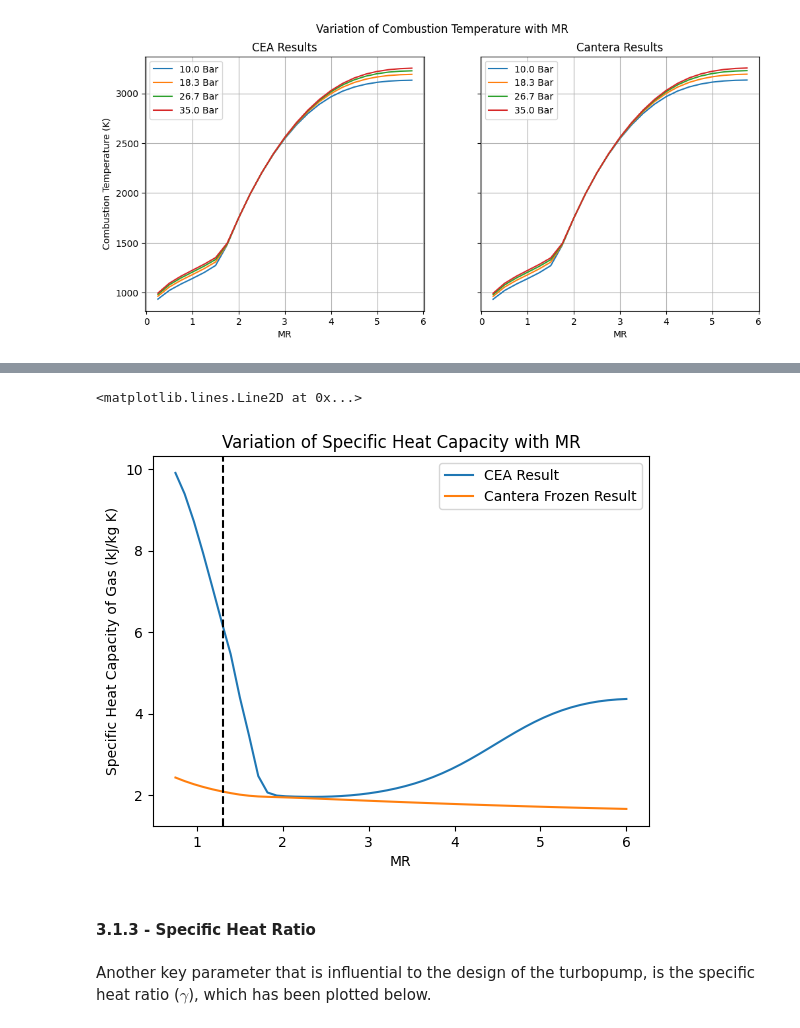
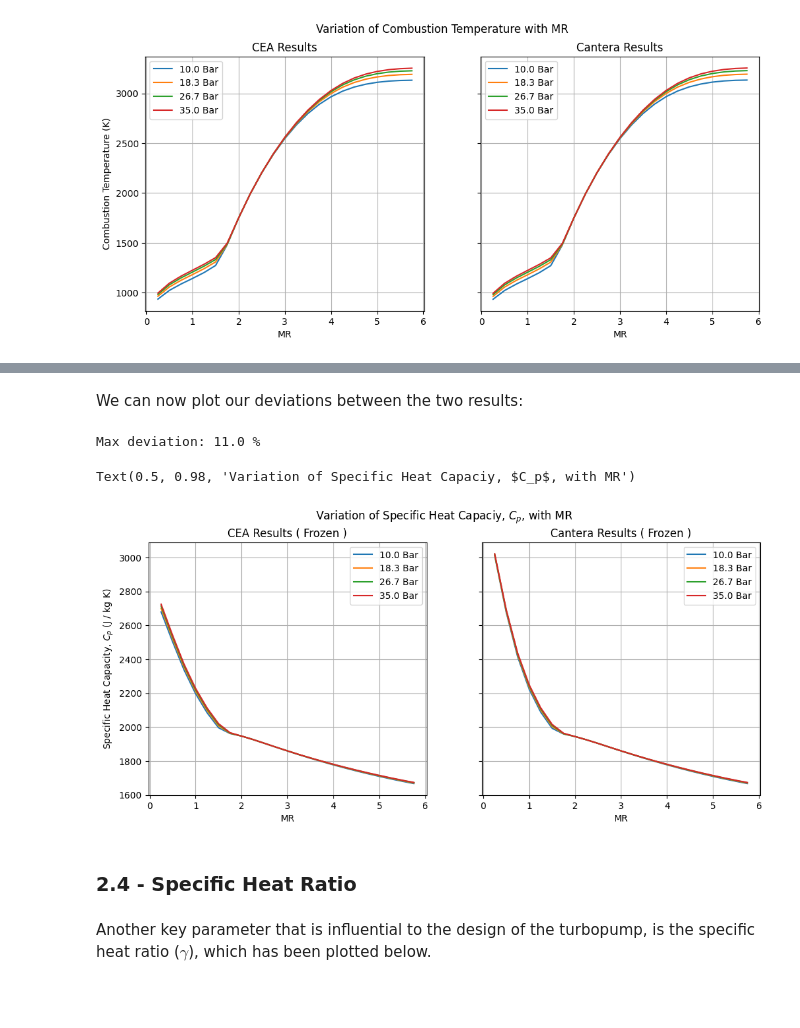
Before and after one commit to Open-Turbopumps/ManRayAndTheDirtyBubble, a Jupyter notebook: fluidics/gas_generator/combustion_parameteric_study.ipynb, the cells around one changed output, grey strips where cells are left out. Drawn from its saved outputs; the diff is of its cells as text; code cells hidden in the pictures; blank space fills up the shorter version.

```diff
--- a/fluidics/gas_generator/combustion_parameteric_study.ipynb
+++ b/fluidics/gas_generator/combustion_parameteric_study.ipynb
@@ -214,13 +181,0 @@ Based on this c* efficiency, we can now back calculate what our new combustion t
-# %%
-i = 0
-for row in P_array:
-    plt.plot(O_F_array, T_add_array[:, i] * eta_c**2, label = f"{row:0.1f} Bar")
-
-    i += 1
-
-plt.legend()
-plt.xlabel("MR")
-plt.ylabel("C* adjusted Combustion Temperature (K)")
-plt.title(fr"Combustion Temperature @ $\eta_c$ = {eta_c:0.2f}")
-plt.axhline(800, linestyle="--", color="k")
-plt.plot(0.75, 800, marker="*", color="r")
@@ -264,20 +224,41 @@ for o_f in O_F_array:
+# %% [markdown]
+We can now plot our deviations between the two results:
+# %%
+max_deviation = cp_deviation_array.max()*100
+
+print(f"Max deviation: {max_deviation:.1f} %")
+# %% [output]
+Max deviation: 11.0 %
 # %%
+fig, axs = plt.subplots(nrows = 1, ncols = 2, sharex= True, sharey=True, figsize=(12,5))
+
 i = 0
-for row in P_array:
-    plt.plot(O_F_array, cp_add_array[:, i]/1e3, label = f"CEA Result")
-    # plt.plot(O_F_array, cp_cant_array[:, i] / 1e3, label=f"Cantera Result")
-    plt.plot(O_F_array, cp_cant_fz_array[:, i] / 1e3, label=f"Cantera Frozen Result")
+for row in MR_array.T:
+
+    axs[0].plot(MR_array[:,i], cp_cea_array[:, i], label=f"{p_array[0,i]/1e5:.1f} Bar")
+    axs[1].plot(MR_array[:,i], cp_ctr_array[:, i], label=f"{p_array[0,i]/1e5:.1f} Bar")
 
     i += 1
-plt.legend()
-plt.xlabel("MR")
-plt.ylabel("Specific Heat Capacity of Gas (kJ/kg K)")
-plt.title("Variation of Specific Heat Capacity with MR")
-plt.axvline(1.3, linestyle="--", color="k")
+
+axs[0].legend()
+axs[1].legend()
+
+axs[0].set_title("CEA Results ( Frozen )")
+axs[1].set_title("Cantera Results ( Frozen )")
+
+axs[0].set_xlabel("MR")
+axs[1].set_xlabel("MR")
+
+axs[0].set_ylabel("Specific Heat Capacity, $C_p$ (J / kg K)")
+
+axs[0].grid()
+axs[1].grid()
+
+fig.suptitle("Variation of Specific Heat Capaciy, $C_p$, with MR")
 # %% [output]
-<matplotlib.lines.Line2D at 0x...>
+Text(0.5, 0.98, 'Variation of Specific Heat Capaciy, $C_p$, with MR')
-[figure, old version]
+[figure, new version]
 # %% [markdown]
-#### 3.1.3 - Specific Heat Ratio
+### 2.4 - Specific Heat Ratio
 # %% [markdown]
 Another key parameter that is influential to the design of the turbopump, is the specific heat ratio ($\gamma$), which has been plotted below.
```
Also changed, not shown: parts of 68 cells of this notebook.
